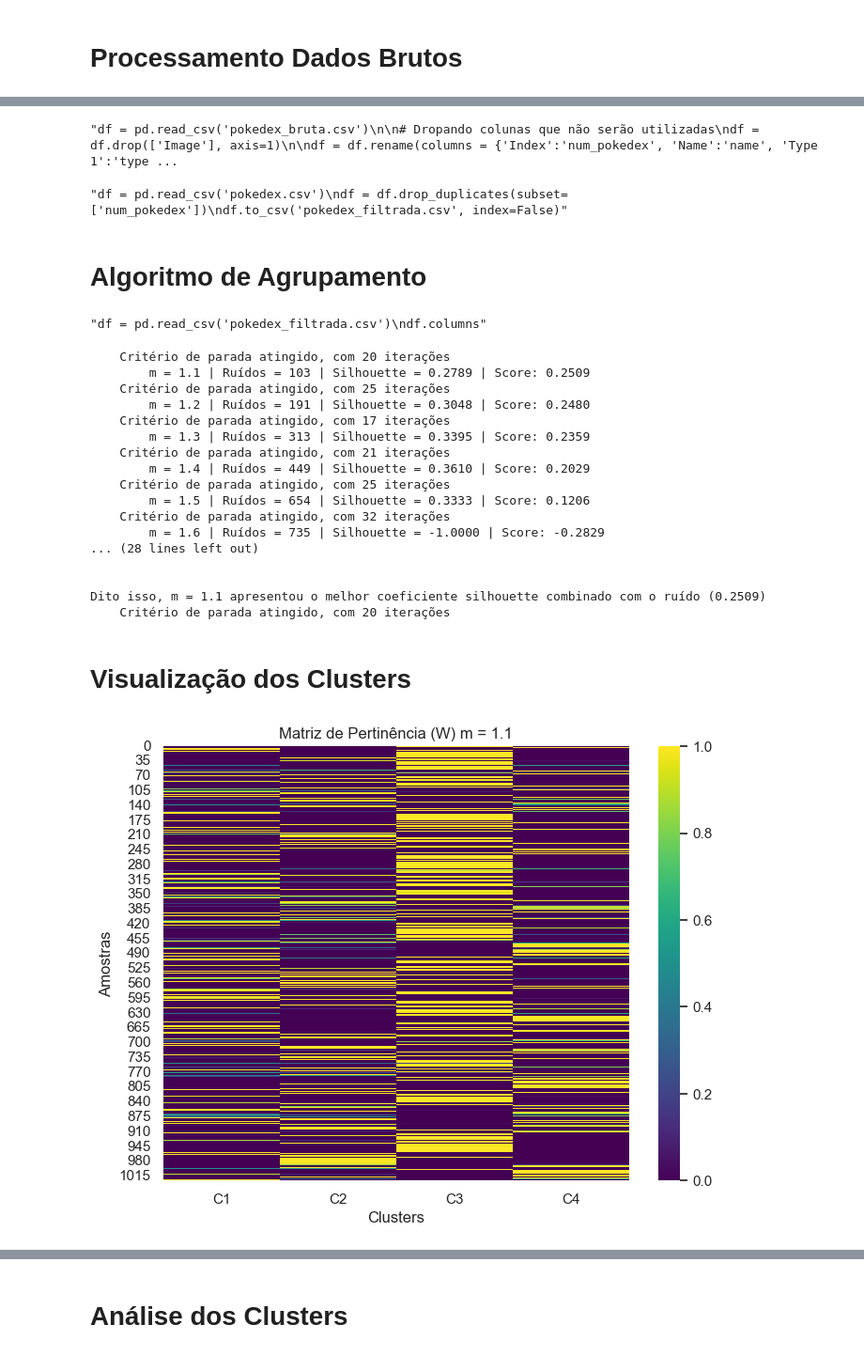
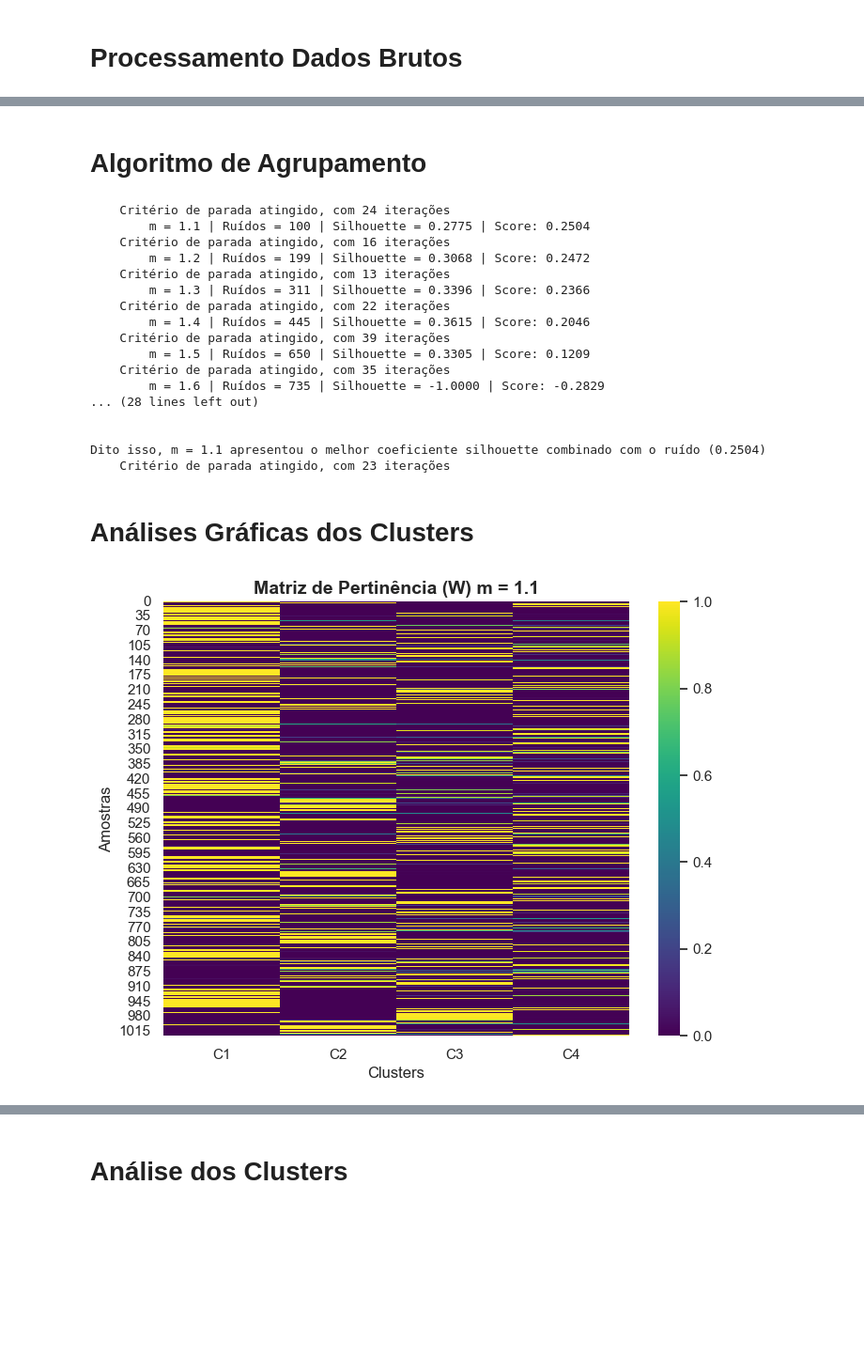
Before and after one commit to EdsonEdu2031/pi-2026, a Jupyter notebook: main.ipynb, the cells around one changed output, grey strips where cells are left out. Shown at 94% size. Saved outputs shown, nothing was run; the diff lists cells and outputs as text; code cells hidden in the pictures; blank space fills up the shorter version.

Commit message:
Finalização Spark e Gráficos

```diff
--- a/main.ipynb
+++ b/main.ipynb
@@ -180,8 +181,10 @@ def fuzzy_c_means(X, clusters, threshold, m, max_iter=100):
 # %% [markdown]
 # Processamento Dados Brutos
 # %%
+# Versão com Spark, se for usar pandas comente a célula inteira
+
 # https://www.kaggle.com/datasets/christofferms/pokemon-with-stats-and-image?resource=download
-'''spark = SparkSession.builder.appName("Pokedex").getOrCreate()
+spark = SparkSession.builder.appName("Pokedex").getOrCreate()
 
 # Leitura
 df = spark.read.csv("pokedex_bruta.csv", header=True, inferSchema=True)
@@ -204,4 +207,7 @@ df = (
       .withColumnRenamed("Speed", "speed")
 )
 # Dropando as variações por regiões Alola, Gallar, Hisui e forma Mega
-df = df.dropDuplicates(["num_pokedex"])'''
+df = df.dropDuplicates(["num_pokedex"])
+
+# Ordenando para manter a ordem dos pokemons e do antigo pandas
+df = df.orderBy("num_pokedex")
@@ -212,44 +214,17 @@ df = df.dropDuplicates(["num_pokedex"])'''
-# %%
-# https://www.kaggle.com/datasets/christofferms/pokemon-with-stats-and-image?resource=download
-'''df = pd.read_csv('pokedex_bruta.csv')
-
-# Dropando colunas que não serão utilizadas
-df = df.drop(['Image'], axis=1)
-
-df = df.rename(columns = {'Index':'num_pokedex', 'Name':'name', 'Type 1':'type_1', 'Type 2':'type_2', 'Total':'total', 'HP':'hp', 'Attack':'attack',
-       'Defense':'defense', 'SP. Atk.':'sp_atk', 'SP. Def':'sp_def', 'Speed':'speed'})
-
-df.to_csv('pokedex.csv', index=False)
-# Type 1 e 2 --> 18'''
-# %% [output]
-"df = pd.read_csv('pokedex_bruta.csv')\n\n# Dropando colunas que não serão utilizadas\ndf = df.drop(['Image'], axis=1)\n\ndf = df.rename(columns = {'Index':'num_pokedex', 'Name':'name', 'Type 1':'type ...
-# %%
-# Fazendo a versão sem as variações por regiões Alola, Gallar, Hisui e forma Mega
-'''df = pd.read_csv('pokedex.csv')
-df = df.drop_duplicates(subset=['num_pokedex'])
-df.to_csv('pokedex_filtrada.csv', index=False)'''
-# %% [output]
-"df = pd.read_csv('pokedex.csv')\ndf = df.drop_duplicates(subset=['num_pokedex'])\ndf.to_csv('pokedex_filtrada.csv', index=False)"
 # %% [markdown]
 # Algoritmo de Agrupamento
-# %%
-'''df = pd.read_csv('pokedex_filtrada.csv')
-df.columns'''
-# %% [output]
-"df = pd.read_csv('pokedex_filtrada.csv')\ndf.columns"
 # %%
 # Usaremos o Fuzzy C-Means aplicado no T1
-# Com pandas
-df = pd.read_csv('pokedex_filtrada.csv')
-X = df[['total','hp', 'attack','defense', 'sp_atk', 'sp_def', 'speed']]
+# Com pandas (versão antiga)
+'''df = pd.read_csv('pokedex_filtrada.csv')
+X = df[['total','hp', 'attack','defense', 'sp_atk', 'sp_def', 'speed']]'''
 
 # Com Spark
-'''X = df.select('total', 'hp', 'attack','defense', 'sp_atk','sp_def', 'speed')
-
-# Convertendo X para pandas pq assim a função funcionará
-X = X.toPandas()'''
+X = df.select('total', 'hp', 'attack','defense', 'sp_atk', 'sp_def', 'speed')
+X = X.toPandas()
 
 # Definindo os parâmetros
+random.seed(12)
 threshold = 0.65
 qtd_cluster = 4
 max_iter = 200
@@ -289,38 +264,38 @@ print(f'\n\nDito isso, m = {melhor_m} apresentou o melhor coeficiente silhouette
 # Aplicando o modelo final com os melhores hiperparâmetros
 cent, W, y, silhouette = fuzzy_c_means(X, qtd_cluster, threshold, melhor_m, max_iter)
 # %% [output]
-    Critério de parada atingido, com 20 iterações
-        m = 1.1 | Ruídos = 103 | Silhouette = 0.2789 | Score: 0.2509
-    Critério de parada atingido, com 25 iterações
-        m = 1.2 | Ruídos = 191 | Silhouette = 0.3048 | Score: 0.2480
-    Critério de parada atingido, com 17 iterações
-        m = 1.3 | Ruídos = 313 | Silhouette = 0.3395 | Score: 0.2359
-    Critério de parada atingido, com 21 iterações
-        m = 1.4 | Ruídos = 449 | Silhouette = 0.3610 | Score: 0.2029
-    Critério de parada atingido, com 25 iterações
-        m = 1.5 | Ruídos = 654 | Silhouette = 0.3333 | Score: 0.1206
-    Critério de parada atingido, com 32 iterações
+    Critério de parada atingido, com 24 iterações
+        m = 1.1 | Ruídos = 100 | Silhouette = 0.2775 | Score: 0.2504
+    Critério de parada atingido, com 16 iterações
+        m = 1.2 | Ruídos = 199 | Silhouette = 0.3068 | Score: 0.2472
+    Critério de parada atingido, com 13 iterações
+        m = 1.3 | Ruídos = 311 | Silhouette = 0.3396 | Score: 0.2366
+    Critério de parada atingido, com 22 iterações
+        m = 1.4 | Ruídos = 445 | Silhouette = 0.3615 | Score: 0.2046
+    Critério de parada atingido, com 39 iterações
+        m = 1.5 | Ruídos = 650 | Silhouette = 0.3305 | Score: 0.1209
+    Critério de parada atingido, com 35 iterações
         m = 1.6 | Ruídos = 735 | Silhouette = -1.0000 | Score: -0.2829
 ... (28 lines left out)
 
 
-Dito isso, m = 1.1 apresentou o melhor coeficiente silhouette combinado com o ruído (0.2509)
-    Critério de parada atingido, com 20 iterações
+Dito isso, m = 1.1 apresentou o melhor coeficiente silhouette combinado com o ruído (0.2504)
+    Critério de parada atingido, com 23 iterações
 # %% [markdown]
-# Visualização dos Clusters
+# Análises Gráficas dos Clusters
 # %%
 # Mostrando a pertinência através de um heatmap
 plt.figure(figsize=(8, 6))
 
 sns.heatmap(W, cmap='viridis')
 
-plt.title(f'Matriz de Pertinência (W) m = {melhor_m}')
+plt.title(f'Matriz de Pertinência (W) m = {melhor_m}', fontsize=14, fontweight='bold')
 plt.xlabel('Clusters')
 plt.ylabel('Amostras')
 
 plt.show()
 # %% [output]
-[figure, old version]
+[figure, new version]
 # %%
 # Mostrando a separação de clusters, centroides e ruidos (zona de confusão)
 df_plot = X.copy()
```
Also changed, not shown: parts of 34 cells of this notebook, 2 other files.
